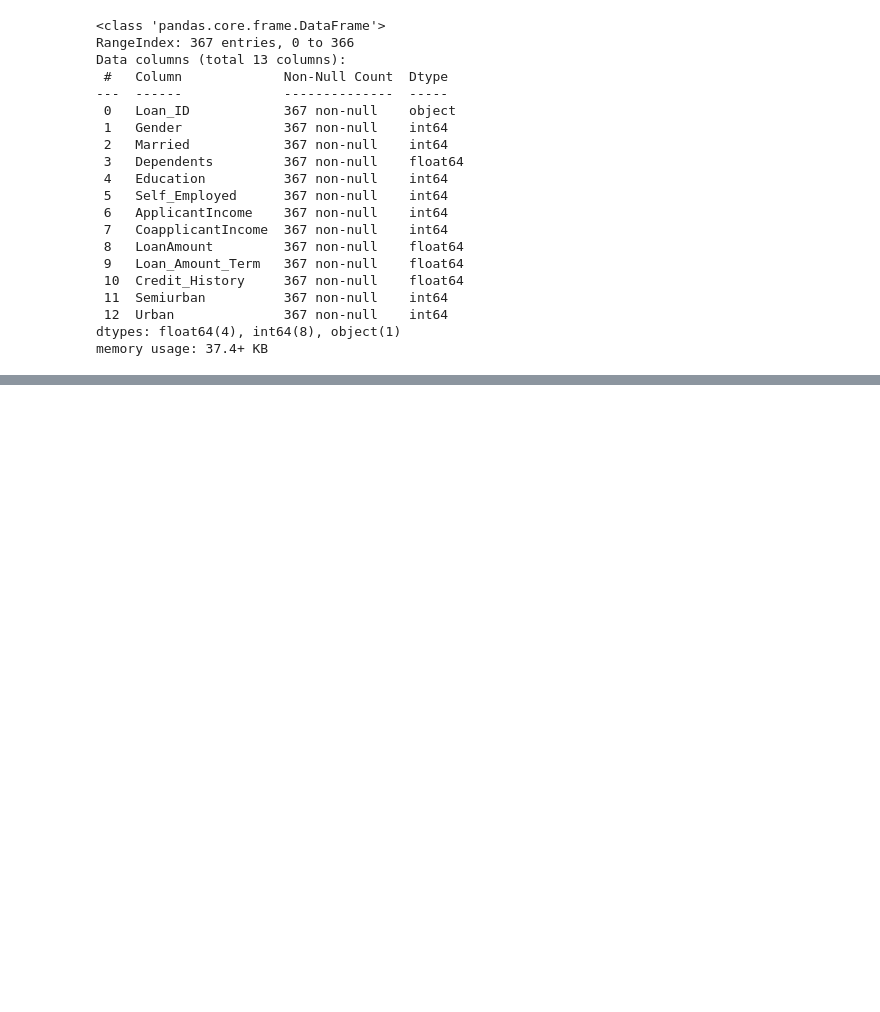
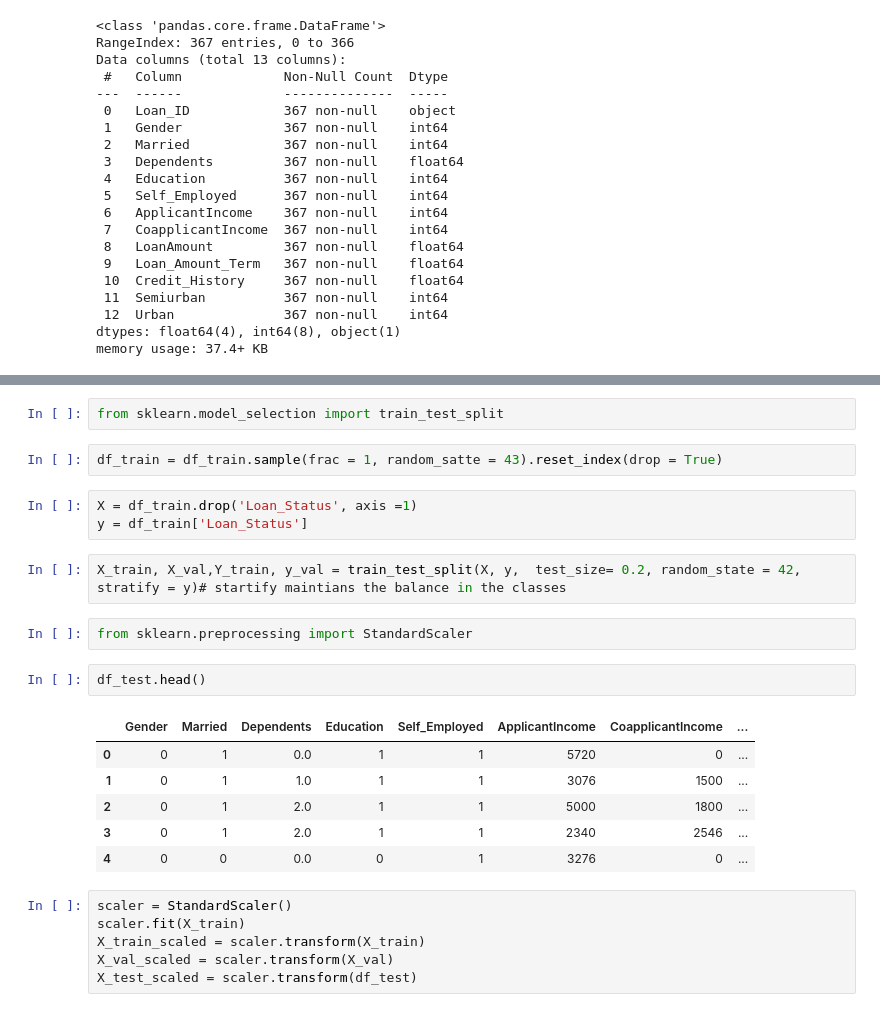
Before and after one commit to aks-ai/Loan-Prediction, a Jupyter notebook: Loan_Prediction_Classification.ipynb, the cells around one changed output, grey strips where cells are left out. Cells and saved outputs as stored; diff of their text form; blank space fills up the shorter version.

```diff
--- a/Loan_Prediction_Classification.ipynb
+++ b/Loan_Prediction_Classification.ipynb
@@ -401,0 +450,26 @@ KeyError: "['LP001002', 'LP001003', 'LP001005', 'LP001006', 'LP001008', 'LP00101
+# %%
+from sklearn.model_selection import train_test_split
+# %%
+df_train = df_train.sample(frac = 1, random_satte = 43).reset_index(drop = True)
+# %%
+X = df_train.drop('Loan_Status', axis =1)
+y = df_train['Loan_Status']
+# %%
+X_train, X_val,Y_train, y_val = train_test_split(X, y,  test_size= 0.2, random_state = 42, stratify = y)# startify maintians the balance in the classes
+# %%
+from sklearn.preprocessing import StandardScaler
+# %%
+df_test.head()
+# %% [output]
+|  | Gender | Married | Dependents | Education | Self_Employed | ApplicantIncome | CoapplicantIncome | ... |
+| 0 | 0 | 1 | 0.0 | 1 | 1 | 5720 | 0 | ... |
+| 1 | 0 | 1 | 1.0 | 1 | 1 | 3076 | 1500 | ... |
+| 2 | 0 | 1 | 2.0 | 1 | 1 | 5000 | 1800 | ... |
+| 3 | 0 | 1 | 2.0 | 1 | 1 | 2340 | 2546 | ... |
+| 4 | 0 | 0 | 0.0 | 0 | 1 | 3276 | 0 | ... |
+# %%
+scaler = StandardScaler()
+scaler.fit(X_train)
+X_train_scaled = scaler.transform(X_train)
+X_val_scaled = scaler.transform(X_val)
+X_test_scaled = scaler.transform(df_test)
```
Also changed, not shown: parts of 7 cells of this notebook.
